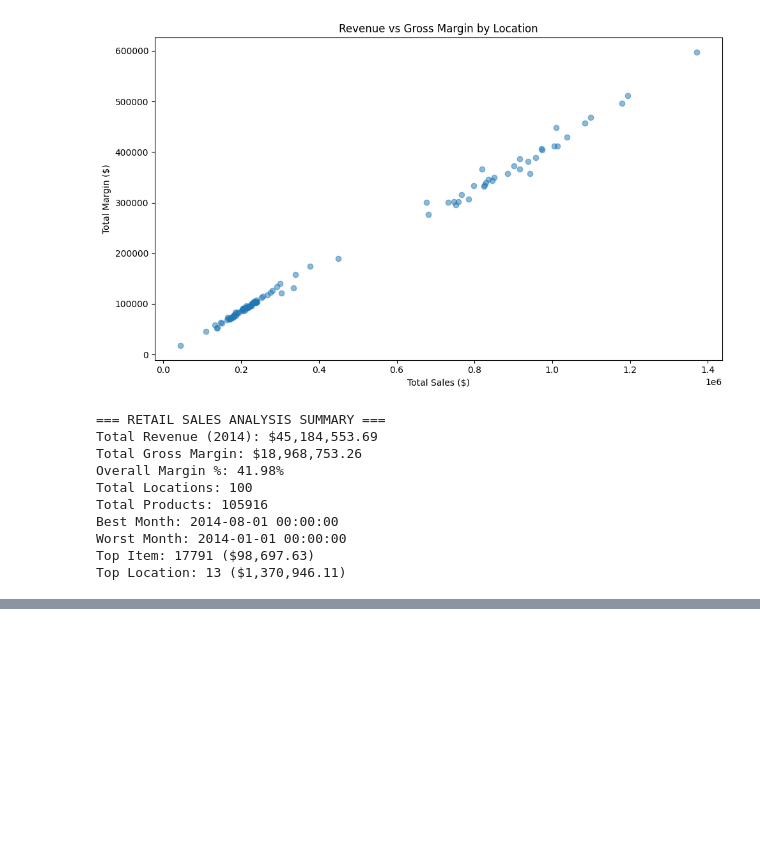
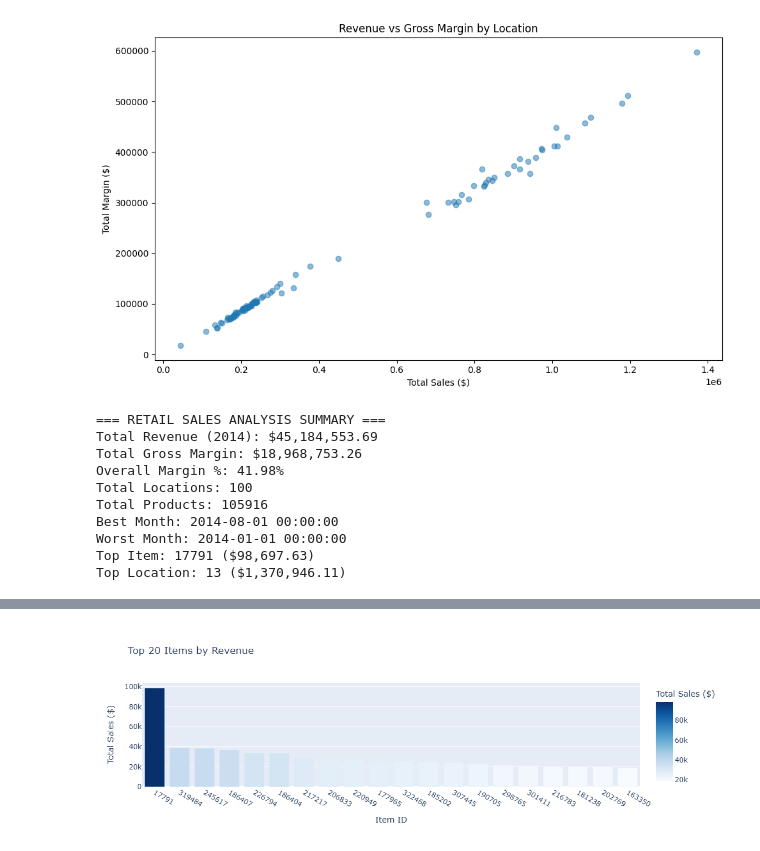
Before and after one commit to ThecrypsycH/Retail-Sales-Analysis, a Jupyter notebook: Retail_Sales_Analysis.ipynb, the cells around one changed output, grey strips where cells are left out. Drawn from its saved outputs; the diff is of its cells as text; code cells hidden in the pictures; blank space fills up the shorter version.

```diff
--- a/Retail_Sales_Analysis.ipynb
+++ b/Retail_Sales_Analysis.ipynb
@@ -326,0 +410,12 @@ Top Location: 13 ($1,370,946.11)
+# %%
+top20 = df.groupby('ItemID')['Total_Sales_Dollars'].sum().sort_values(ascending=False).head(20).reset_index()
+top20['ItemID'] = top20['ItemID'].astype(str)  # fix
+
+fig = px.bar(top20, x='ItemID', y='Total_Sales_Dollars',
+             title='Top 20 Items by Revenue',
+             labels={'Total_Sales_Dollars': 'Total Sales ($)', 'ItemID': 'Item ID'},
+             color='Total_Sales_Dollars',
+             color_continuous_scale='Blues')
+fig.show()
+# %% [output]
+[figure, added]
```
Also changed, not shown: parts of 11 cells of this notebook.
